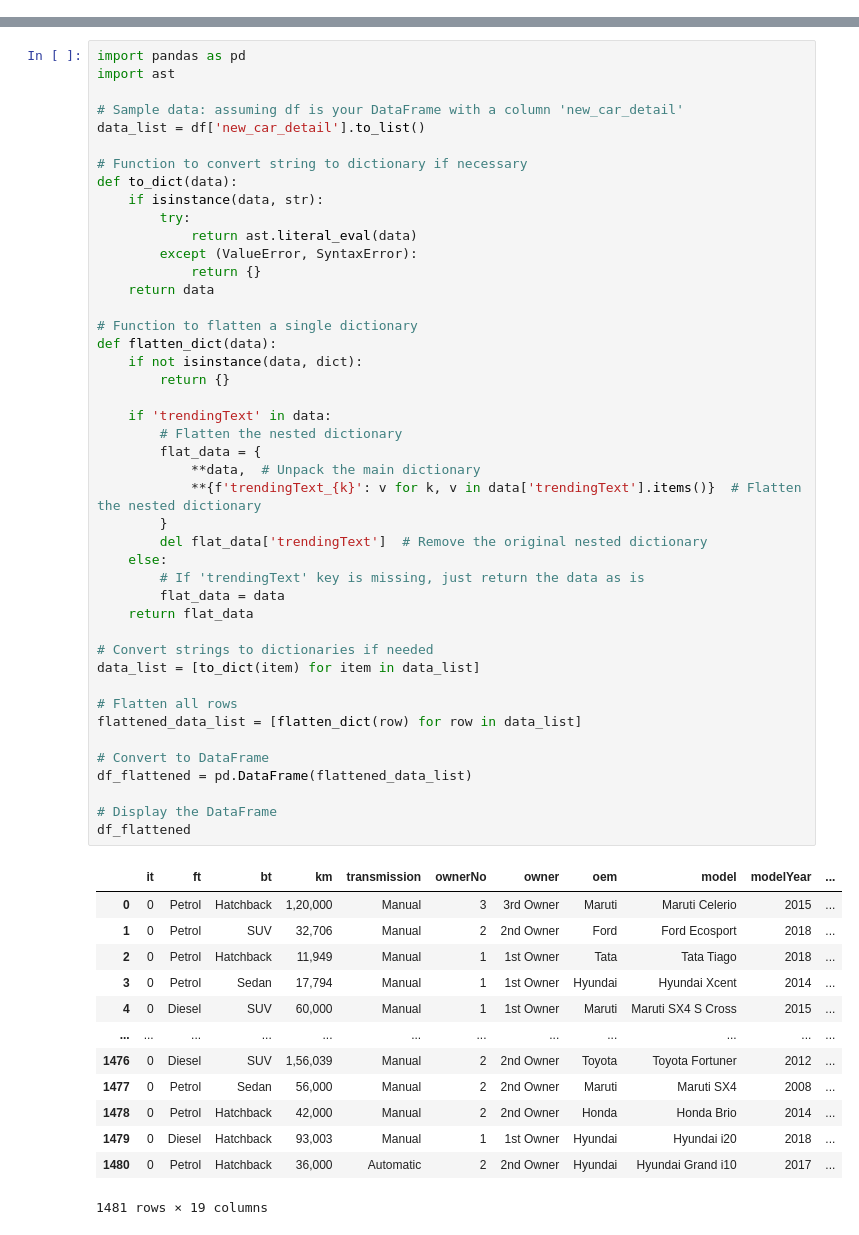
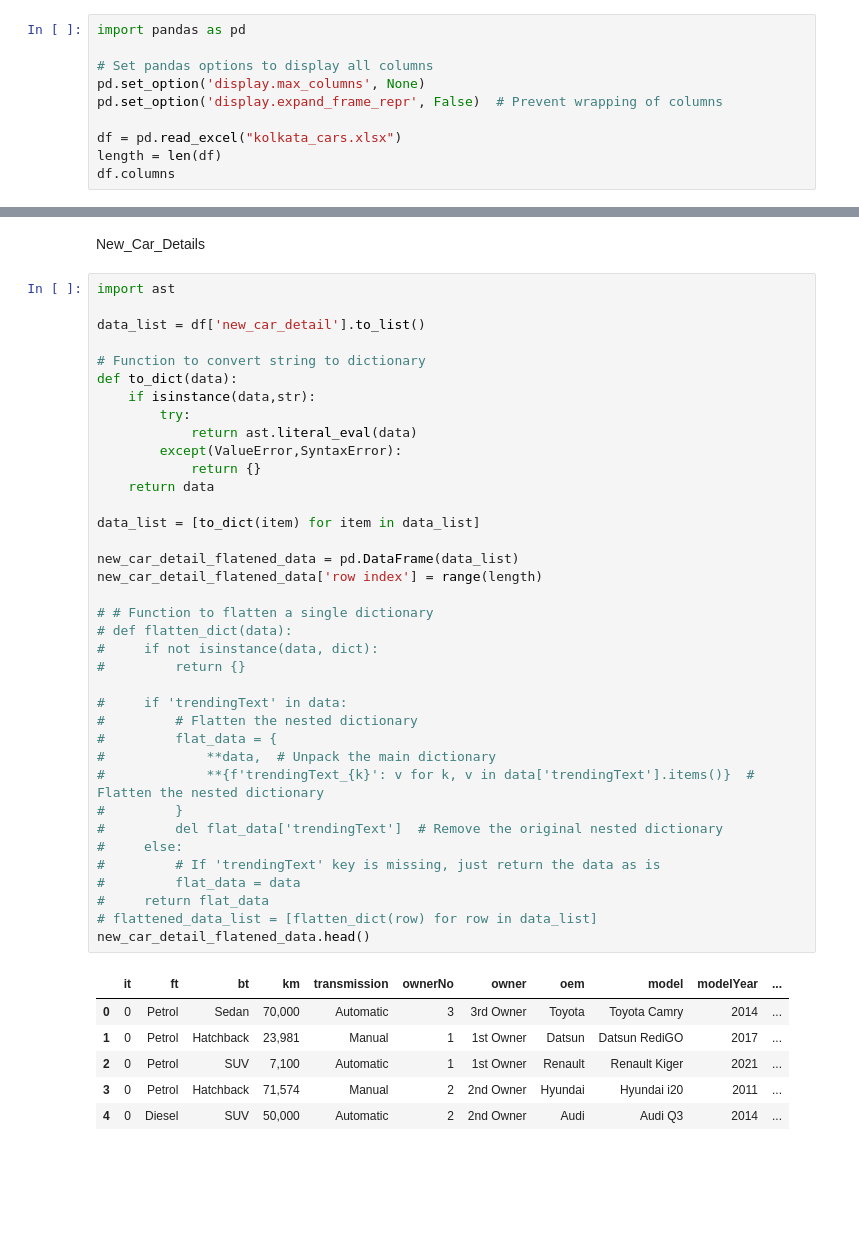
Before and after one commit to parivallalShanmugam/car_dheko_price_pridiction, a Jupyter notebook: bangalore_cars.ipynb, the cells around one changed output, grey strips where cells are left out. Saved outputs shown, nothing was run; the diff lists cells and outputs as text; blank space fills up the shorter version.

Commit message:
flattened csv

```diff
--- a/bangalore_cars.ipynb
+++ b/bangalore_cars.ipynb
@@ -24,0 +1,10 @@ df['new_car_detail'].to_list()
+# %%
+import pandas as pd
+
+# Set pandas options to display all columns
+pd.set_option('display.max_columns', None)
+pd.set_option('display.expand_frame_repr', False)  # Prevent wrapping of columns
+
+df = pd.read_excel("kolkata_cars.xlsx")
+length = len(df)
+df.columns
@@ -25,58 +15,46 @@ df['new_car_detail'].to_list()
+# %% [markdown]
+New_Car_Details
 # %%
-import pandas as pd
 import ast
 
-# Sample data: assuming df is your DataFrame with a column 'new_car_detail'
 data_list = df['new_car_detail'].to_list()
 
-# Function to convert string to dictionary if necessary
+# Function to convert string to dictionary
 def to_dict(data):
-    if isinstance(data, str):
+    if isinstance(data,str):
         try:
             return ast.literal_eval(data)
-        except (ValueError, SyntaxError):
+        except(ValueError,SyntaxError):
             return {}
     return data
 
-# Function to flatten a single dictionary
-def flatten_dict(data):
-    if not isinstance(data, dict):
-        return {}
-
-    if 'trendingText' in data:
-        # Flatten the nested dictionary
-        flat_data = {
-            **data,  # Unpack the main dictionary
-            **{f'trendingText_{k}': v for k, v in data['trendingText'].items()}  # Flatten the nested dictionary
-        }
-        del flat_data['trendingText']  # Remove the original nested dictionary
-    else:
-        # If 'trendingText' key is missing, just return the data as is
-        flat_data = data
-    return flat_data
-
-# Convert strings to dictionaries if needed
 data_list = [to_dict(item) for item in data_list]
 
-# Flatten all rows
-flattened_data_list = [flatten_dict(row) for row in data_list]
+new_car_detail_flatened_data = pd.DataFrame(data_list)
+new_car_detail_flatened_data['row index'] = range(length)
 
-# Convert to DataFrame
-df_flattened = pd.DataFrame(flattened_data_list)
+# # Function to flatten a single dictionary
+# def flatten_dict(data):
+#     if not isinstance(data, dict):
+#         return {}
 
-# Display the DataFrame
-df_flattened
+#     if 'trendingText' in data:
+#         # Flatten the nested dictionary
+#         flat_data = {
+#             **data,  # Unpack the main dictionary
+#             **{f'trendingText_{k}': v for k, v in data['trendingText'].items()}  # Flatten the nested dictionary
+#         }
+#         del flat_data['trendingText']  # Remove the original nested dictionary
+#     else:
+#         # If 'trendingText' key is missing, just return the data as is
+#         flat_data = data
+#     return flat_data
+# flattened_data_list = [flatten_dict(row) for row in data_list]
+new_car_detail_flatened_data.head()
 # %% [output]
 |  | it | ft | bt | km | transmission | ownerNo | owner | oem | model | modelYear | ... |
-| 0 | 0 | Petrol | Hatchback | 1,20,000 | Manual | 3 | 3rd Owner | Maruti | Maruti Celerio | 2015 | ... |
-| 1 | 0 | Petrol | SUV | 32,706 | Manual | 2 | 2nd Owner | Ford | Ford Ecosport | 2018 | ... |
-| 2 | 0 | Petrol | Hatchback | 11,949 | Manual | 1 | 1st Owner | Tata | Tata Tiago | 2018 | ... |
-| 3 | 0 | Petrol | Sedan | 17,794 | Manual | 1 | 1st Owner | Hyundai | Hyundai Xcent | 2014 | ... |
-| 4 | 0 | Diesel | SUV | 60,000 | Manual | 1 | 1st Owner | Maruti | Maruti SX4 S Cross | 2015 | ... |
-| ... | ... | ... | ... | ... | ... | ... | ... | ... | ... | ... | ... |
-| 1476 | 0 | Diesel | SUV | 1,56,039 | Manual | 2 | 2nd Owner | Toyota | Toyota Fortuner | 2012 | ... |
-| 1477 | 0 | Petrol | Sedan | 56,000 | Manual | 2 | 2nd Owner | Maruti | Maruti SX4 | 2008 | ... |
-| 1478 | 0 | Petrol | Hatchback | 42,000 | Manual | 2 | 2nd Owner | Honda | Honda Brio | 2014 | ... |
-| 1479 | 0 | Diesel | Hatchback | 93,003 | Manual | 1 | 1st Owner | Hyundai | Hyundai i20 | 2018 | ... |
-| 1480 | 0 | Petrol | Hatchback | 36,000 | Automatic | 2 | 2nd Owner | Hyundai | Hyundai Grand i10 | 2017 | ... |
+| 0 | 0 | Petrol | Sedan | 70,000 | Automatic | 3 | 3rd Owner | Toyota | Toyota Camry | 2014 | ... |
+| 1 | 0 | Petrol | Hatchback | 23,981 | Manual | 1 | 1st Owner | Datsun | Datsun RediGO | 2017 | ... |
+| 2 | 0 | Petrol | SUV | 7,100 | Automatic | 1 | 1st Owner | Renault | Renault Kiger | 2021 | ... |
+| 3 | 0 | Petrol | Hatchback | 71,574 | Manual | 2 | 2nd Owner | Hyundai | Hyundai i20 | 2011 | ... |
+| 4 | 0 | Diesel | SUV | 50,000 | Automatic | 2 | 2nd Owner | Audi | Audi Q3 | 2014 | ... |
-1481 rows × 19 columns
```
Also changed, not shown: parts of 24 cells of this notebook, 11 other files.
